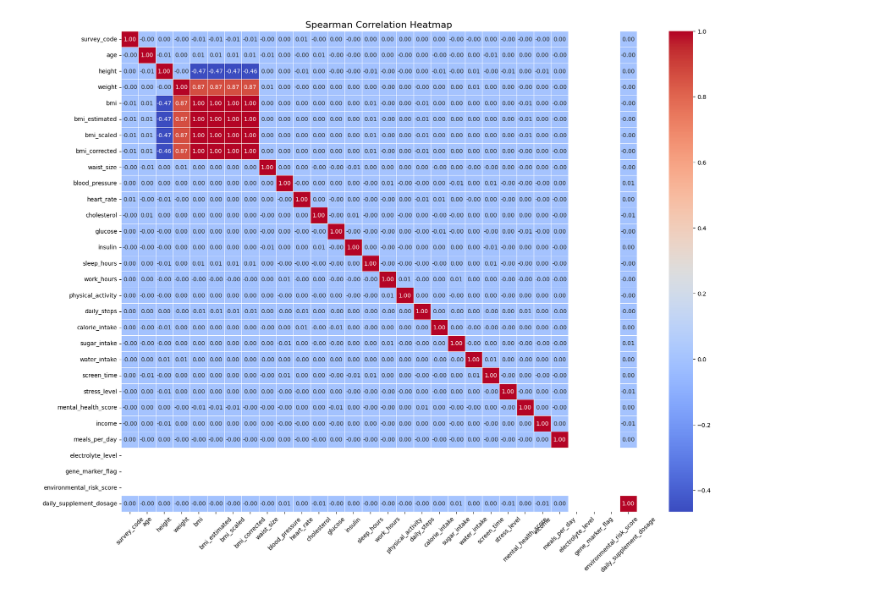
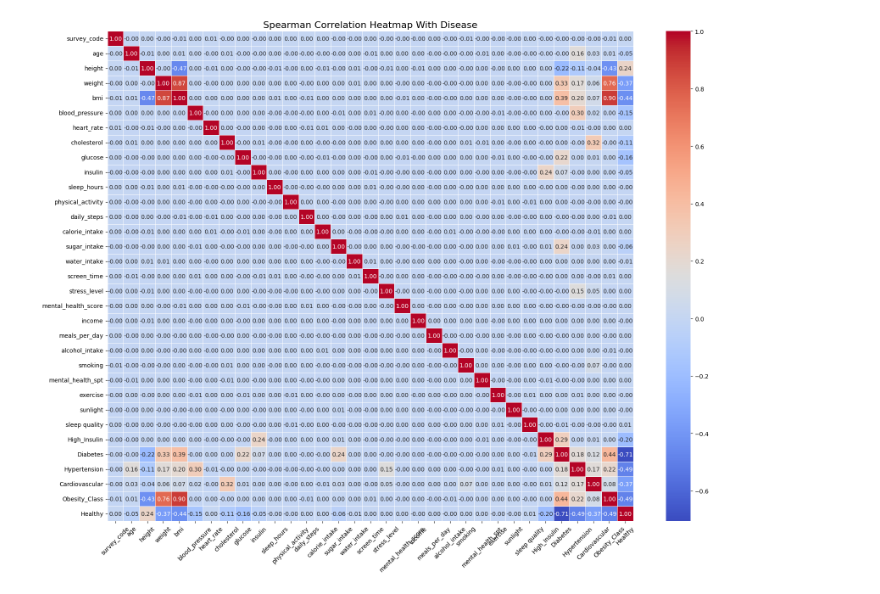
Before and after one commit to Payel1018/m25ai1018_mtp2, a Jupyter notebook: Spearman.ipynb, the cells around one changed output. Saved outputs shown, nothing was run; the diff lists cells and outputs as text; code cells hidden in the pictures.

```diff
--- a/Spearman.ipynb
+++ b/Spearman.ipynb
@@ -1,31 +1,31 @@
 # %%
 import pandas as pd
 import seaborn as sns
 import matplotlib.pyplot as plt
 
 # Load dataset
-df = pd.read_csv("Master dataset.csv")
+df = pd.read_csv("Master_dataset_with_labels.csv")
 
 # Select only numerical columns
 numeric_df = df.select_dtypes(include=['int64', 'float64'])
 
 # Calculate Spearman correlation
 spearman_corr = numeric_df.corr(method='spearman')
 
 # Plot heatmap
 plt.figure(figsize=(20,15))
 sns.heatmap(
     spearman_corr,
     annot=True,
     cmap="coolwarm",
     fmt=".2f",
     linewidths=0.5
 )
 
-plt.title("Spearman Correlation Heatmap", fontsize=16)
+plt.title("Spearman Correlation Heatmap With Disease", fontsize=16)
 plt.xticks(rotation=45)
 plt.yticks(rotation=0)
 
 plt.show()
 # %% [output]
-[figure, old version]
+[figure, new version]
```
Also changed, not shown: 3 other files.
